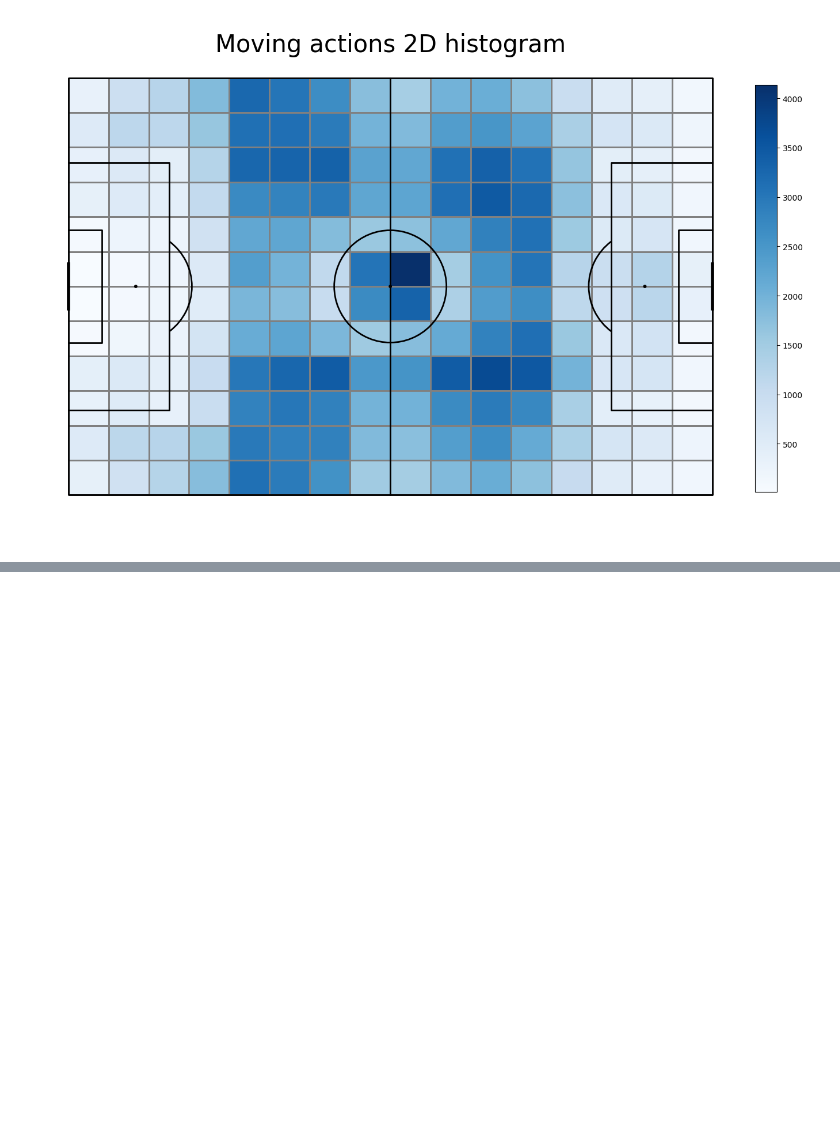
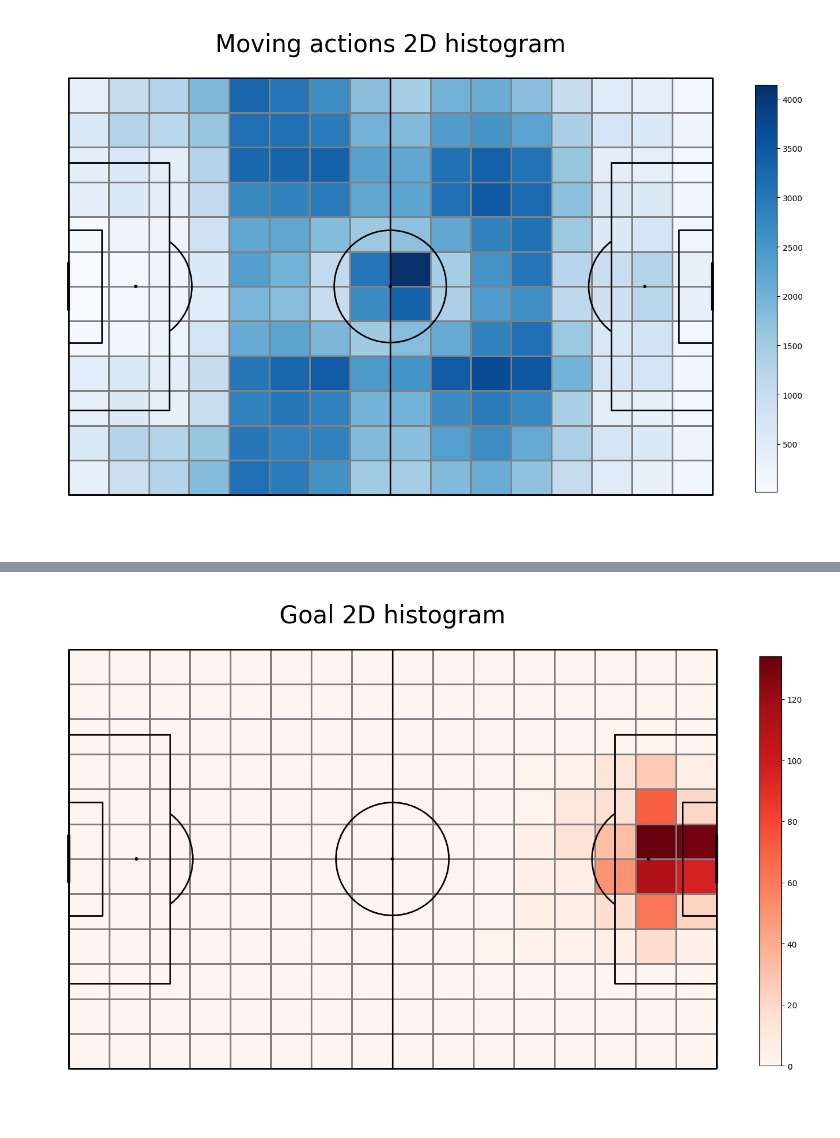
Before and after one commit to khoffLSU/footy_analytics, a Jupyter notebook: Valuing Actions Chapter.ipynb, the cells around one changed output, grey strips where cells are left out. Cells and saved outputs as stored; diff of their text form; code cells hidden in the pictures; blank space fills up the shorter version.

```diff
--- a/Valuing Actions Chapter.ipynb
+++ b/Valuing Actions Chapter.ipynb
@@ -221,0 +262,4 @@ move_count = move["statistic"]
+# %%
+#get goal df
+goal_df  = shot_df.loc[lambda df_:df_.apply(lambda x: {'id':101} in x.tags, axis = 1)]
+goal_df.head(3)
@@ -221,0 +271,14 @@ move_count = move["statistic"]
+# %%
+goal = pitch.bin_statistic(goal_df.x, goal_df.y, statistic='count', bins=(16, 12), normalize=False)
+goal_count = goal["statistic"]
+
+fig, ax = pitch.grid(grid_height=0.9, title_height=0.06, axis=False,
+                     endnote_height=0.04, title_space=0, endnote_space=0)
+pcm  = pitch.heatmap(goal, cmap='Reds', edgecolor='grey', ax=ax['pitch'])
+#legend to our plot
+ax_cbar = fig.add_axes((1, 0.093, 0.03, 0.786))
+cbar = plt.colorbar(pcm, cax=ax_cbar)
+fig.suptitle('Goal 2D histogram', fontsize = 30)
+plt.show()
+# %% [output]
+[figure, added]
```
Also changed, not shown: parts of 17 cells of this notebook.
